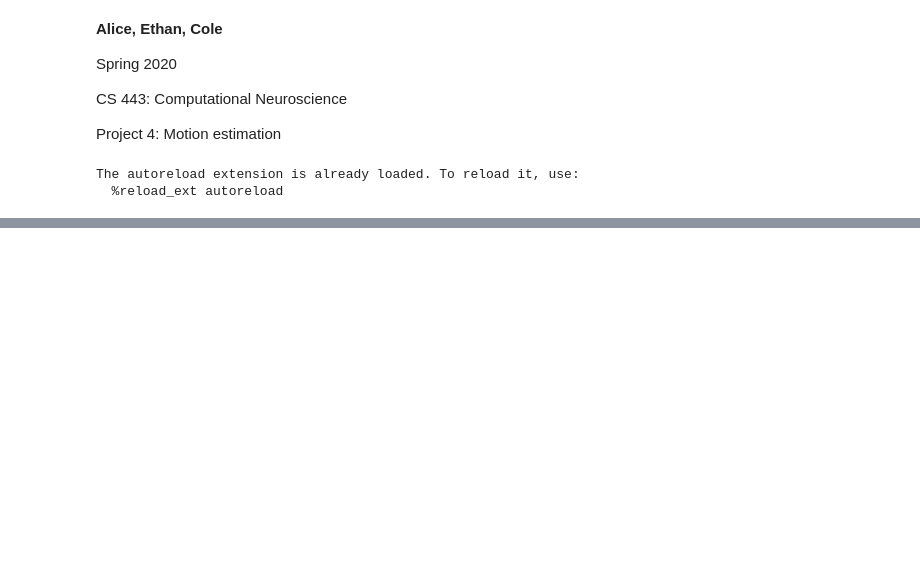
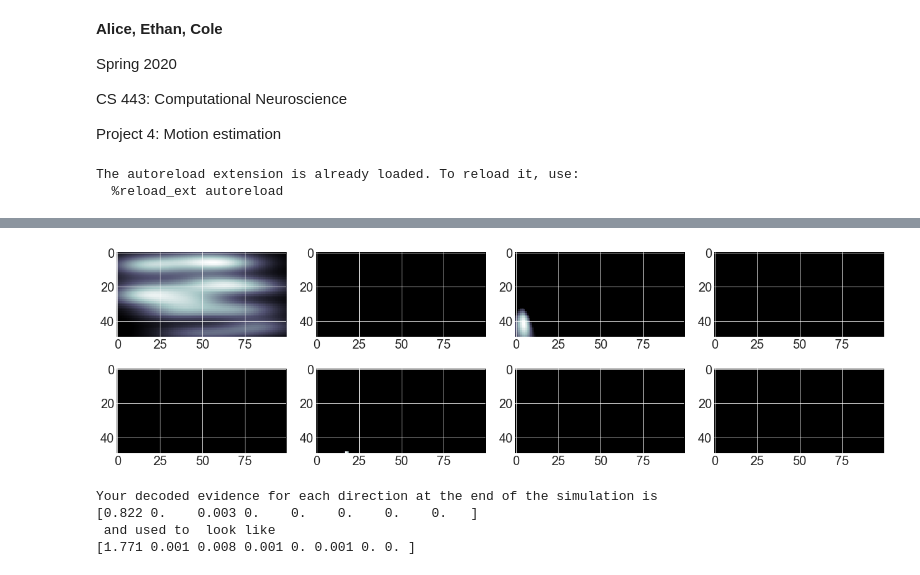
Before and after one commit to ejseal21/Computational-Neuroscience, a Jupyter notebook: Project4/extension1.ipynb, the cells around one changed output, grey strips where cells are left out. Cells and saved outputs as stored; diff of their text form; code cells hidden in the pictures; blank space fills up the shorter version.

```diff
--- a/Project4/extension1.ipynb
+++ b/Project4/extension1.ipynb
@@ -91,0 +165,12 @@ vector_sum_plot(mstd_out, figSz=(18, 9), pause=0.01)
+# %%
+# Your grid of image plots of the layer 6 cells output over time
+plot_act_image_grid(second_mstd_out[::5], n_rows=2, n_cols=4, pause=.00001, cmap='bone', figSz=(18, 9))
+# %% [output]
+[figure, added]
+# %%
+print(f'Your decoded evidence for each direction at the end of the simulation is\n{net.decode_direction(net.mstd_cells, -1)}\n and used to  look like\n[1.771 0.001 0.008 0.001 0. 0.001 0. 0. ]')
+# %% [output]
+Your decoded evidence for each direction at the end of the simulation is
+[0.822 0.    0.003 0.    0.    0.    0.    0.   ]
+ and used to  look like
+[1.771 0.001 0.008 0.001 0. 0.001 0. 0. ]
```
Also changed, not shown: parts of 11 cells of this notebook, 2 other files.
